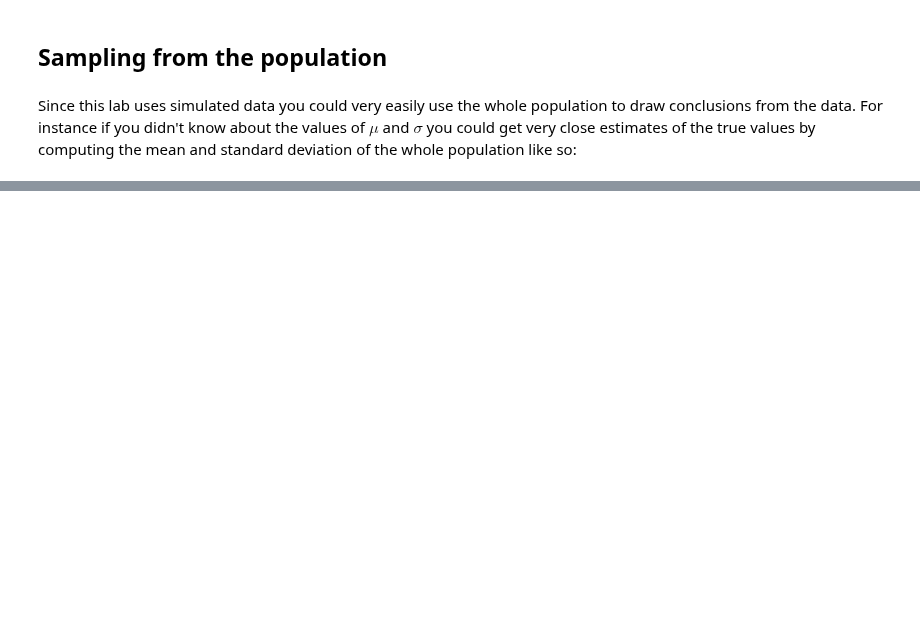
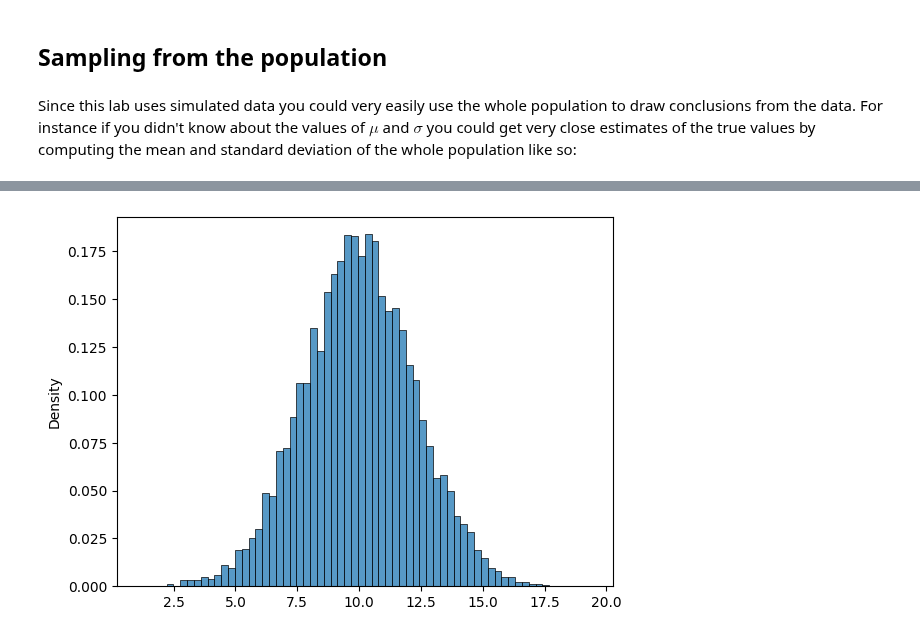
Before and after one commit to rahiakela/mathematics-for-machine-learning, a Jupyter notebook: mathematics-for-machine-learning-and-data-science-specialization/03-probability-and-statistics/week3-sampling-and-point-estimation/lab_central_limit_theorem.ipynb, the cells around one changed output, grey strips where cells are left out. Saved outputs shown, nothing was run; the diff lists cells and outputs as text; code cells hidden in the pictures; blank space fills up the shorter version.

```diff
--- a/mathematics-for-machine-learning-and-data-science-specialization/03-probability-and-statistics/week3-sampling-and-point-estimation/lab_central_limit_theorem.ipynb
+++ b/mathematics-for-machine-learning-and-data-science-specialization/03-probability-and-statistics/week3-sampling-and-point-estimation/lab_central_limit_theorem.ipynb
@@ -43,0 +61,14 @@ Since this lab uses simulated data you could very easily use the whole populatio
+# %%
+def sample_means(data, sample_size):
+  # Save all the means in a list
+  means = []
+
+  # For a big number of samples
+  # This value does not impact the theorem but how nicely the histograms will look (more samples = better looking)
+  for _ in range(10_000):
+    # Get a sample of the data WITH replacement
+    sample = np.random.choice(data, size=sample_size)
+    # Save the mean of the sample
+    means.append(np.mean(sample))
+  # Return the means within a numpy array
+  return np.array(means)
@@ -43,0 +85,9 @@ Since this lab uses simulated data you could very easily use the whole populatio
+# %%
+# Compute the sample means
+gaussian_sample_means = sample_means(gaussian_population, sample_size=5)
+
+# Plot a histogram of the sample means
+sns.histplot(gaussian_sample_means, stat="density")
+plt.show()
+# %% [output]
+[figure, added]
```
Also changed, not shown: parts of 5 cells of this notebook.
